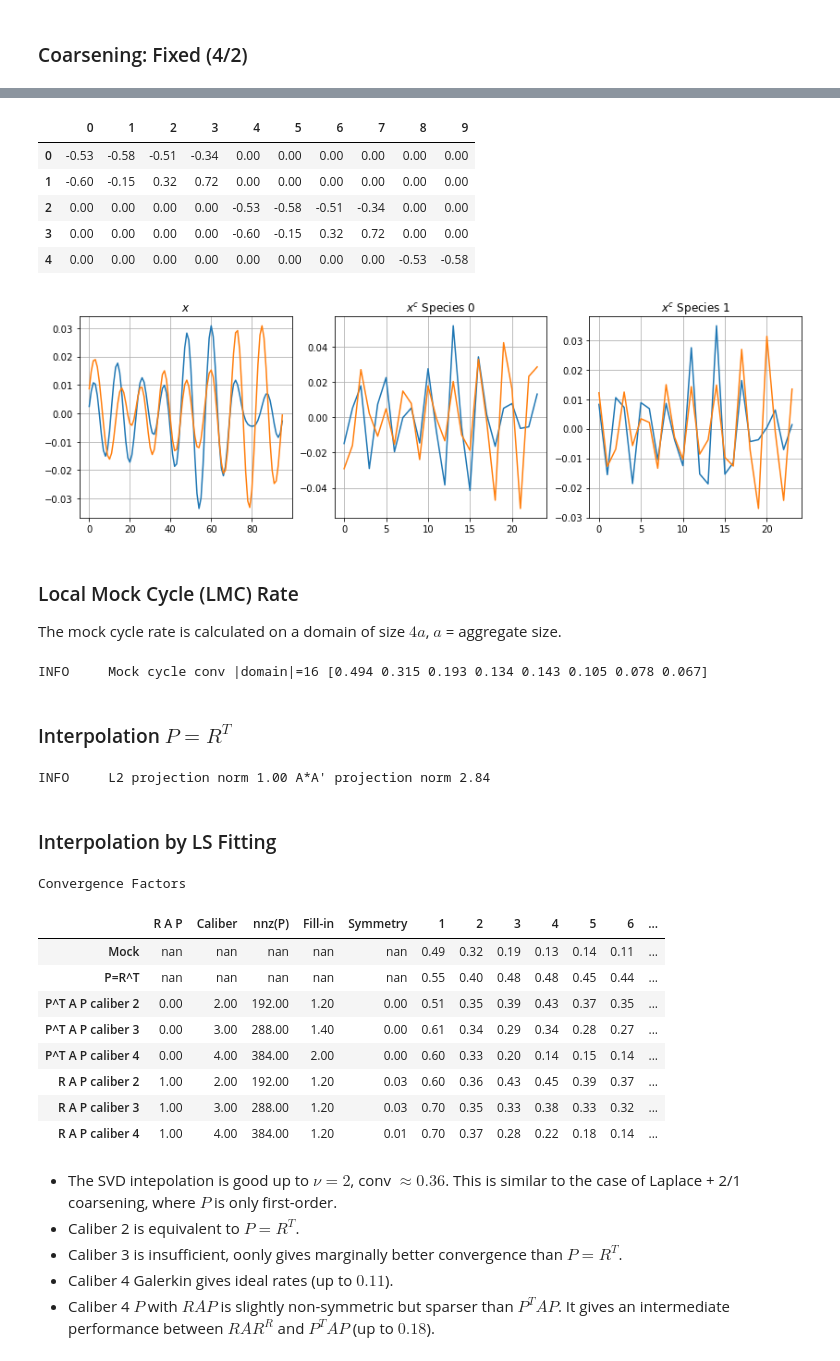
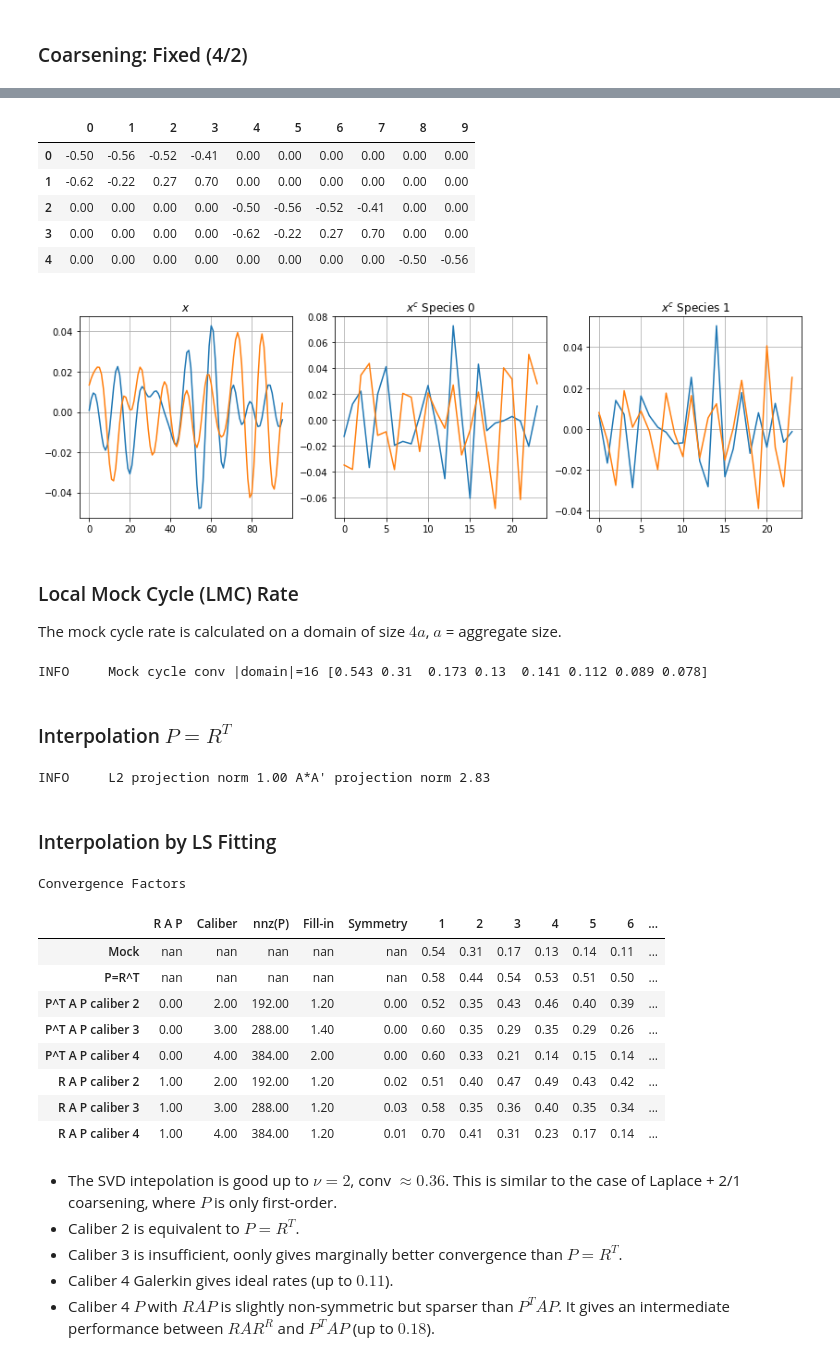
Before and after one commit to 436ahsan/Helmholtz, a Jupyter notebook: notebooks/helmholtz_repetitive_ptaq.ipynb, the cells around one changed output, grey strips where cells are left out. Cells and saved outputs as stored; diff of their text form; code cells hidden in the pictures.

```diff
--- a/notebooks/helmholtz_repetitive_ptaq.ipynb
+++ b/notebooks/helmholtz_repetitive_ptaq.ipynb
@@ -15,6 +81,7 @@ np.random.seed(2)
 
 # Domain size.
 n = 96
+domain_size = n   # With meshsize h = 1.
 # Scaled wave number. Fit so lam_min = 0 (integer # periods in domain).
 discretization = "5-point"
 #kh = 0
@@ -26,8 +93,9 @@ repetitive = True
 ideal_tv = False    # Use eigenvectors or not.
 # Number of test vectors.
 num_examples = 4
+
 # Set # sweeps manually here.
-num_sweeps_on_vectors = 300 # None
+num_sweeps_on_vectors = 100 # None
 threshold = 0.1
 
 # Boottstrapping parameters.
@@ -128,12 +205,12 @@ display(pd.DataFrame(R[:5,:10].todense()))
 hm.repetitive.locality.plot_coarsening(R, x)
 # %% [output]
 |  | 0 | 1 | 2 | 3 | 4 | 5 | 6 | 7 | 8 | 9 |
-| 0 | -0.53 | -0.58 | -0.51 | -0.34 | 0.00 | 0.00 | 0.00 | 0.00 | 0.00 | 0.00 |
-| 1 | -0.60 | -0.15 | 0.32 | 0.72 | 0.00 | 0.00 | 0.00 | 0.00 | 0.00 | 0.00 |
-| 2 | 0.00 | 0.00 | 0.00 | 0.00 | -0.53 | -0.58 | -0.51 | -0.34 | 0.00 | 0.00 |
-| 3 | 0.00 | 0.00 | 0.00 | 0.00 | -0.60 | -0.15 | 0.32 | 0.72 | 0.00 | 0.00 |
-| 4 | 0.00 | 0.00 | 0.00 | 0.00 | 0.00 | 0.00 | 0.00 | 0.00 | -0.53 | -0.58 |
+| 0 | -0.50 | -0.56 | -0.52 | -0.41 | 0.00 | 0.00 | 0.00 | 0.00 | 0.00 | 0.00 |
+| 1 | -0.62 | -0.22 | 0.27 | 0.70 | 0.00 | 0.00 | 0.00 | 0.00 | 0.00 | 0.00 |
+| 2 | 0.00 | 0.00 | 0.00 | 0.00 | -0.50 | -0.56 | -0.52 | -0.41 | 0.00 | 0.00 |
+| 3 | 0.00 | 0.00 | 0.00 | 0.00 | -0.62 | -0.22 | 0.27 | 0.70 | 0.00 | 0.00 |
+| 4 | 0.00 | 0.00 | 0.00 | 0.00 | 0.00 | 0.00 | 0.00 | 0.00 | -0.50 | -0.56 |
-[figure, old version]
+[figure, new version]
 # %% [markdown]
 ### Local Mock Cycle (LMC) Rate
 The mock cycle rate is calculated on a domain of size $4 a$, $a$ = aggregate size.
@@ -145,7 +222,7 @@ mock_conv = hm.repetitive.locality.mock_conv_factor_for_domain_size(kh, discreti
 _LOGGER.info("Mock cycle conv |domain|={} {}".format(
     m * aggregate_size, np.array2string(mock_conv, precision=3)))
 # %% [output]
-INFO     Mock cycle conv |domain|=16 [0.494 0.315 0.193 0.134 0.143 0.105 0.078 0.067]
+INFO     Mock cycle conv |domain|=16 [0.543 0.31  0.173 0.13  0.141 0.112 0.089 0.078]
 # %% [markdown]
 ### Interpolation $P = R^T$
 # %%
@@ -167,7 +244,7 @@ R = r.tile(n // aggregate_size)
 _LOGGER.info("L2 projection norm {:.2f} A*A' projection norm {:.2f}".
              format(norm(R.todense(), ord=2), norm((R.dot(multilevel[0].a)).todense(), ord=2)))
 # %% [output]
-INFO     L2 projection norm 1.00 A*A' projection norm 2.84
+INFO     L2 projection norm 1.00 A*A' projection norm 2.83
 # %% [markdown]
 ### Interpolation by LS Fitting
 # %%
@@ -183,7 +260,7 @@ for use_r_as_restriction, title in zip(coarsening_values, titles):
         #print("caliber", caliber)
 
         p = hm.setup.auto_setup.create_interpolation(
-            x, a, R, interpolation_method, aggregate_size=aggregate_size, nc=num_components,
+            x, a, R, level.location, domain_size, interpolation_method, aggregate_size=aggregate_size, nc=num_components,
             neighborhood=neighborhood, repetitive=repetitive, target_error=0.1,
             caliber=caliber, fit_scheme=fit_scheme, weighted=weighted)
         #print("p row sums", np.array(p.sum(axis=1)).flatten()[:5])
@@ -197,41 +274,41 @@ for use_r_as_restriction, title in zip(coarsening_values, titles):
 
         # Initial guess for interpoation: P = R^T on a single aggregate.
         #display(pd.DataFrame(p[:6, :6].todense()))
         ml = hm.repetitive.locality.create_two_level_hierarchy(
                 kh, discretization, n, R, p, aggregate_size, num_components,
                     use_r_as_restriction=use_r_as_restriction)
         ac = ml[1].a
         fill_in_factor = (ac.nnz / ml[0].a.nnz) * (ml[0].a.shape[0] / ac.shape[0])
         symmetry_deviation = np.max(np.abs(ac - ac.transpose()))
         two_level_conv = np.array([
             hm.repetitive.locality.two_level_conv_factor(
                 ml, nu, print_frequency=None)[1]
              for nu in nu_values])
         l2c.append([use_r_as_restriction, caliber, p.nnz, fill_in_factor, symmetry_deviation] + list(two_level_conv))
         p_caliber.append(p)
 
     p_experiment[use_r_as_restriction] = p_caliber
     l2c_experiment[use_r_as_restriction] = l2c
 
 all_conv = pd.DataFrame(np.array(
     [[np.nan] * 5 + list(row) for row in conv.values] +
     [v for use_r_as_restriction in coarsening_values for v in l2c_experiment[use_r_as_restriction]]),
                     columns=("R A P", "Caliber", "nnz(P)", "Fill-in", "Symmetry") + tuple(nu_values),
                         index=tuple(conv.index) + tuple("{} caliber {}".format(title, caliber) for title in titles
                           for caliber in calibers))
 styler = all_conv.style.set_caption("Convergence Factors").format(precision=2)
 display_html(styler._repr_html_(), raw=True)
 # %% [output]
 Convergence Factors
 |  | R A P | Caliber | nnz(P) | Fill-in | Symmetry | 1 | 2 | 3 | 4 | 5 | 6 | ... |
-| Mock | nan | nan | nan | nan | nan | 0.49 | 0.32 | 0.19 | 0.13 | 0.14 | 0.11 | ... |
-| P=R^T | nan | nan | nan | nan | nan | 0.55 | 0.40 | 0.48 | 0.48 | 0.45 | 0.44 | ... |
-| P^T A P caliber 2 | 0.00 | 2.00 | 192.00 | 1.20 | 0.00 | 0.51 | 0.35 | 0.39 | 0.43 | 0.37 | 0.35 | ... |
-| P^T A P caliber 3 | 0.00 | 3.00 | 288.00 | 1.40 | 0.00 | 0.61 | 0.34 | 0.29 | 0.34 | 0.28 | 0.27 | ... |
-| P^T A P caliber 4 | 0.00 | 4.00 | 384.00 | 2.00 | 0.00 | 0.60 | 0.33 | 0.20 | 0.14 | 0.15 | 0.14 | ... |
-| R A P caliber 2 | 1.00 | 2.00 | 192.00 | 1.20 | 0.03 | 0.60 | 0.36 | 0.43 | 0.45 | 0.39 | 0.37 | ... |
-| R A P caliber 3 | 1.00 | 3.00 | 288.00 | 1.20 | 0.03 | 0.70 | 0.35 | 0.33 | 0.38 | 0.33 | 0.32 | ... |
-| R A P caliber 4 | 1.00 | 4.00 | 384.00 | 1.20 | 0.01 | 0.70 | 0.37 | 0.28 | 0.22 | 0.18 | 0.14 | ... |
+| Mock | nan | nan | nan | nan | nan | 0.54 | 0.31 | 0.17 | 0.13 | 0.14 | 0.11 | ... |
+| P=R^T | nan | nan | nan | nan | nan | 0.58 | 0.44 | 0.54 | 0.53 | 0.51 | 0.50 | ... |
+| P^T A P caliber 2 | 0.00 | 2.00 | 192.00 | 1.20 | 0.00 | 0.52 | 0.35 | 0.43 | 0.46 | 0.40 | 0.39 | ... |
+| P^T A P caliber 3 | 0.00 | 3.00 | 288.00 | 1.40 | 0.00 | 0.60 | 0.35 | 0.29 | 0.35 | 0.29 | 0.26 | ... |
+| P^T A P caliber 4 | 0.00 | 4.00 | 384.00 | 2.00 | 0.00 | 0.60 | 0.33 | 0.21 | 0.14 | 0.15 | 0.14 | ... |
+| R A P caliber 2 | 1.00 | 2.00 | 192.00 | 1.20 | 0.02 | 0.51 | 0.40 | 0.47 | 0.49 | 0.43 | 0.42 | ... |
+| R A P caliber 3 | 1.00 | 3.00 | 288.00 | 1.20 | 0.03 | 0.58 | 0.35 | 0.36 | 0.40 | 0.35 | 0.34 | ... |
+| R A P caliber 4 | 1.00 | 4.00 | 384.00 | 1.20 | 0.01 | 0.70 | 0.41 | 0.31 | 0.23 | 0.17 | 0.14 | ... |
 # %% [markdown]
 * The SVD intepolation is good up to $\nu = 2$, conv $\approx 0.36$. This is similar to the case of Laplace + 2/1 coarsening, where $P$ is only first-order.
 * Caliber 2 is equivalent to $P = R^T$.
```
Also changed, not shown: parts of 40 cells of this notebook, 7 other files.
